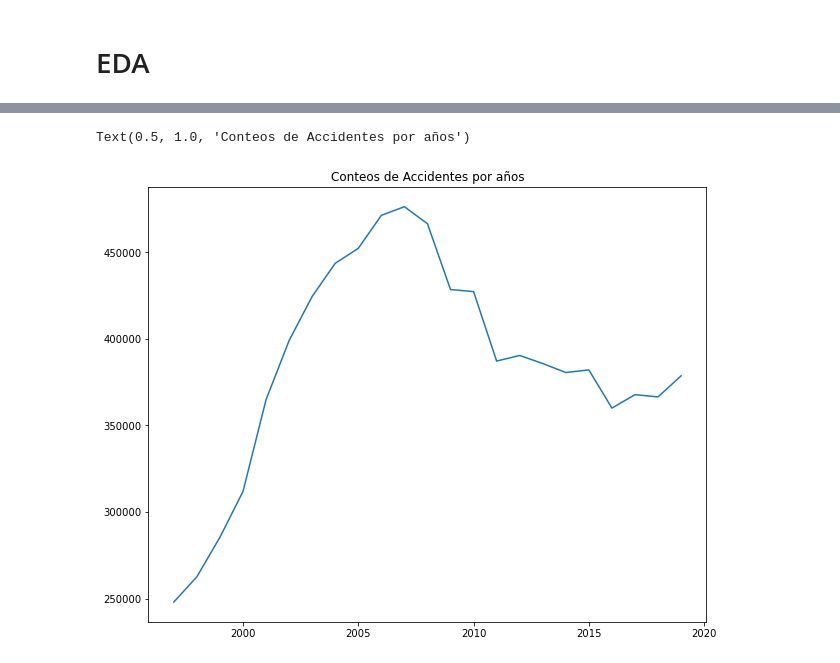
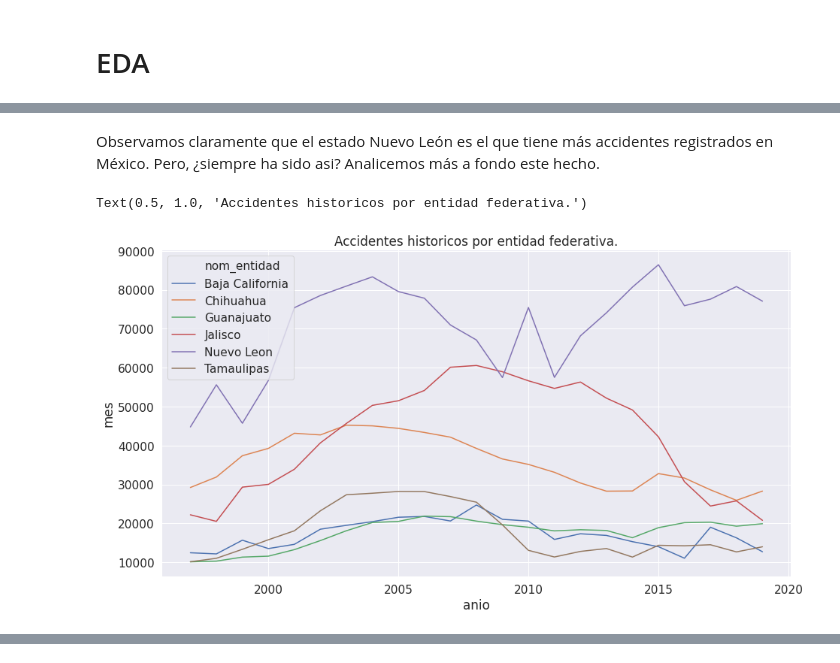
Before and after one commit to Enriquesec/Los_regios_son_los_mas_aventados, a Jupyter notebook: notebooks/02_exploratory_data_analysis.ipynb, the cells around one changed output, grey strips where cells are left out. Cells and saved outputs as stored; diff of their text form; code cells hidden in the pictures.

```diff
--- a/notebooks/02_exploratory_data_analysis.ipynb
+++ b/notebooks/02_exploratory_data_analysis.ipynb
@@ -16,3 +50,13 @@ accidentes_mexico = pd.read_csv("../data/processed/atus_anual_1997_2019.csv", in
+# %% [markdown]
+Observamos claramente que el estado Nuevo León es el que tiene más accidentes registrados en México. Pero, ¿siempre ha sido asi? Analicemos más a fondo este hecho.
+# %%
+plt.rcParams['figure.figsize'] = (15, 8)
+sns.lineplot(data=accidentes_mexico[accidentes_mexico.nom_entidad.isin(entidad["nom_entidad"].tolist()[0:6])].groupby(["nom_entidad","anio"], as_index=False).mes.count(),
+             x="anio", y="mes", hue="nom_entidad")
+plt.title("Accidentes historicos por entidad federativa.")
+# %% [output]
+Text(0.5, 1.0, 'Accidentes historicos por entidad federativa.')
+[figure, added]
 # %%
 accidentes_mexico.head()
 # %% [output]
@@ -22,10 +66,3 @@ accidentes_mexico.head()
 | 2 | 1 | 1.0 | 2017 | 1 | 8 | 30 | 12.0 | Jueves | Colisión con objeto fijo | ... |
 | 3 | 1 | 1.0 | 2017 | 1 | 17 | 40 | 9.0 | Lunes | Colisión con motocicleta | ... |
 | 4 | 1 | 1.0 | 2017 | 1 | 21 | 10 | 11.0 | Miércoles | Colisión con objeto fijo | ... |
-# %%
-plt.rcParams['figure.figsize'] = (10, 8)
-plt.plot(accidentes_mexico.groupby("anio").id_entidad.count())
-plt.title("Conteos de Accidentes por años")
-# %% [output]
-Text(0.5, 1.0, 'Conteos de Accidentes por años')
-[figure, removed]
```
Also changed, not shown: parts of 11 cells of this notebook, 1 other file.
